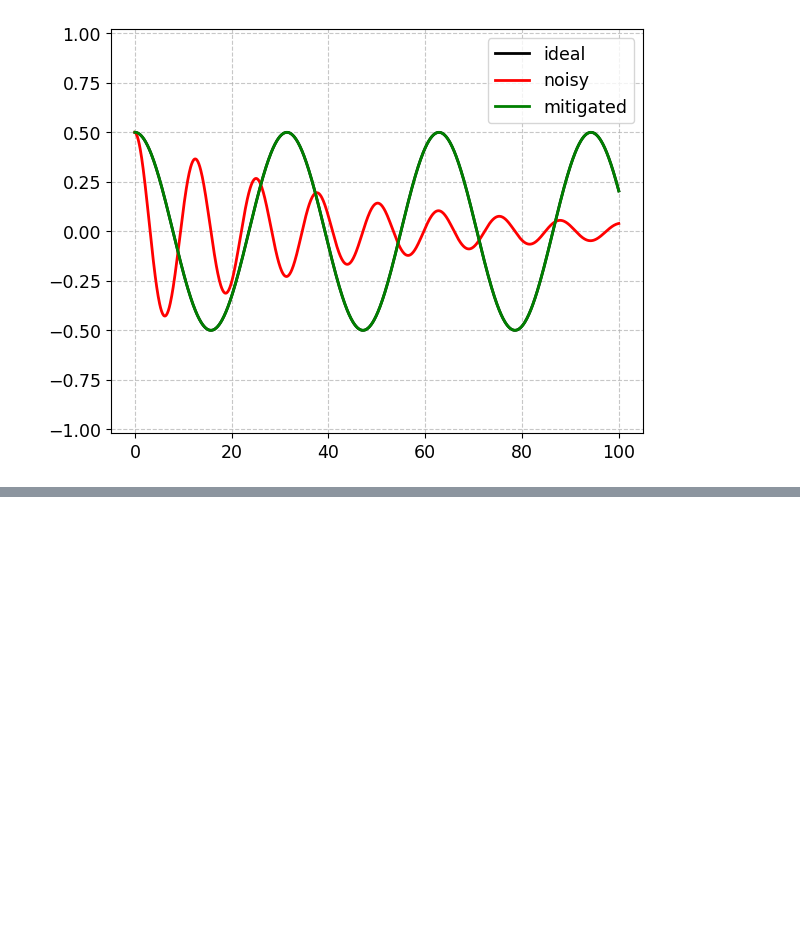
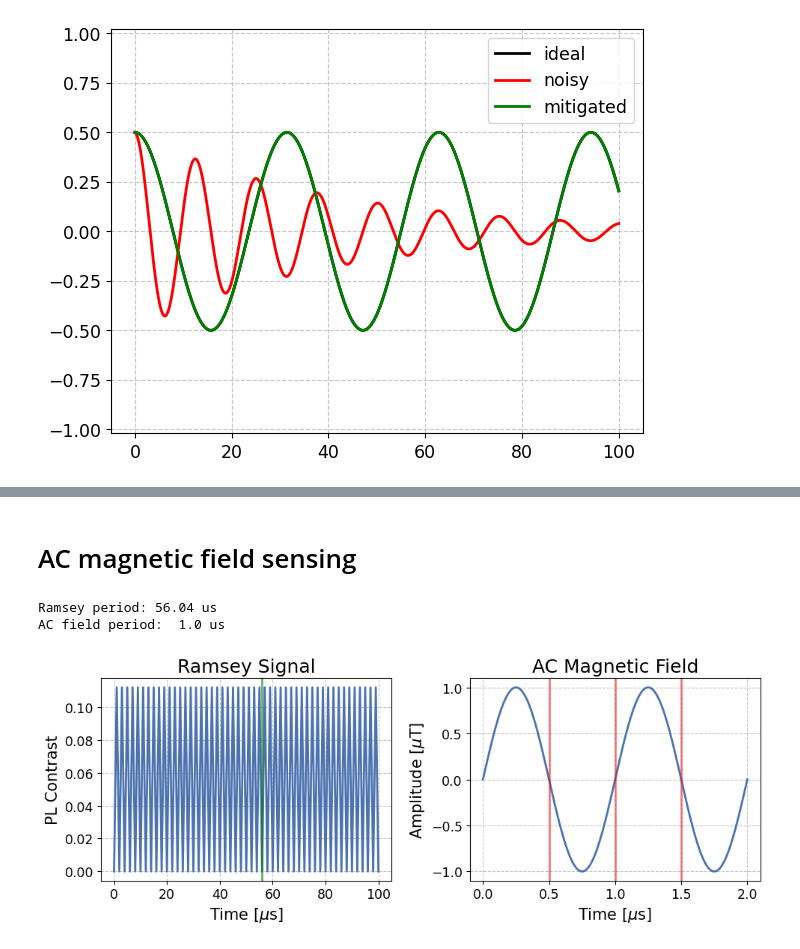
Before and after one commit to dehe1011/NVcenter, a Jupyter notebook: development/Untitled.ipynb, the cells around one changed output, grey strips where cells are left out. Saved outputs shown, nothing was run; the diff lists cells and outputs as text; code cells hidden in the pictures; blank space fills up the shorter version.

```diff
--- a/development/Untitled.ipynb
+++ b/development/Untitled.ipynb
@@ -119,0 +119,2 @@ plt.show()
+# %% [markdown]
+# AC magnetic field sensing
@@ -119,0 +129,76 @@ plt.show()
+# %%
+def H_coeff(t, args):
+    Bz, T, phi = args["Bz"], args["T"], args["phi"]
+    omega = 2*np.pi / T
+    return np.cos(omega * t + phi) * Bz * CONST['gamma_e'] / 2
+
+def step(rho, H, c_ops, args):
+    times = np.linspace(0, T/2, 100)
+    result = q.mesolve(H, rho, times, c_ops=c_ops, args=args).states
+    rho = result[-1]
+
+    rho = X * rho * X.dag()
+
+    times = np.linspace(T/2, T, 100)
+    result = q.mesolve(H, rho, times, c_ops=c_ops, args=args).states
+    rho = result[-1]
+    return rho
+
+# time evolution
+def evolve_rho(num_periods, Bz, T):
+    rho = q.basis(2, 0).proj()
+    c_ops = [] # [np.sqrt(1/T1) * q.sigmap()]
+    H = [0 * q.sigmaz(), [q.sigmaz(), H_coeff]]
+    args = {"Bz": Bz, "T": T_ac, "phi": -np.pi/2}
+
+    rho = hada_X * rho * hada_X.dag()
+    for i in range(num_periods):
+        if i!=0:
+            rh0 = X * rho * X.dag()
+        rho = step(rho, H, c_ops, args)
+    rho = hada_Y * rho * hada_Y.dag()
+    return rho
+
+Bz = 1e-6 # amplitude in T
+omega_ramsey = 2 * CONST['gamma_e'] * Bz / np.pi
+T_ramsey = abs(2*np.pi/omega_ramsey)
+print('Ramsey period:', np.round(T_ramsey*1e6, 2), 'us')
+
+T_ac = 1e-6
+omega_ac = 2*np.pi/T_ac
+print('AC field period: ', np.round(T*1e6, 2), 'us')
+
+# plotting
+fig, ax = plt.subplots(1,2,figsize=(10,4))
+
+# first plot
+total_periods = 100
+total_time = total_periods * T_ac
+times = np.linspace(0, total_time, total_periods+1)
+rho_list = [evolve_rho(num_periods, Bz, T_ac) for num_periods in range(total_periods+1)]
+p00 = np.array([rho[0,0] for rho in rho_list])
+
+ax[0].plot(times*1e6, 2*p00-1)
+ax[0].axvline(x=T_ramsey *1e6, color='g', alpha=0.6)
+ax[0].set_title('Ramsey Signal')
+ax[0].set_xlabel(r'Time [$\mu$s]')
+ax[0].set_ylabel('PL Contrast')
+
+# second plot
+total_periods = 2
+total_time = total_periods * T_ac
+times = np.linspace(0, total_time, 200)
+B_ac = Bz * 1e6 * np.cos(omega_ac*times - np.pi/2)
+
+ax[1].plot(times*1e6, B_ac)
+for k in range(1, 2*total_periods):
+    ax[1].axvline(x=k*T_ac/2*1e6, color='r', alpha=0.5)
+ax[1].set_title('AC Magnetic Field')
+ax[1].set_xlabel(r'Time [$\mu$s]')
+ax[1].set_ylabel(r'Amplitude [$\mu$T]')
+
+plt.show()
+# %% [output]
+Ramsey period: 56.04 us
+AC field period:  1.0 us
+[figure, added]
```
Also changed, not shown: parts of 13 cells of this notebook, 36 other files.
